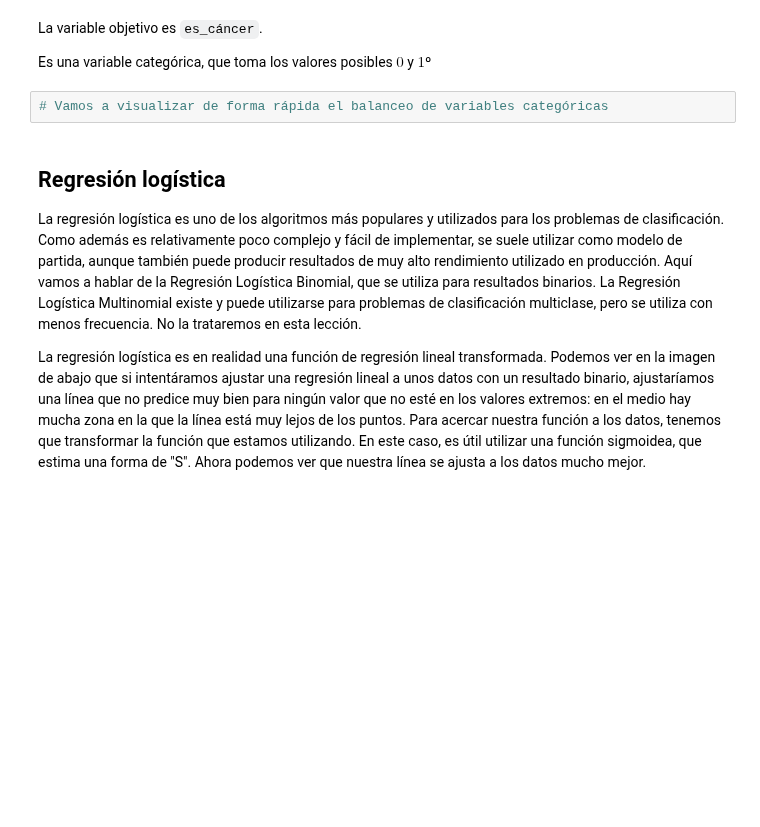
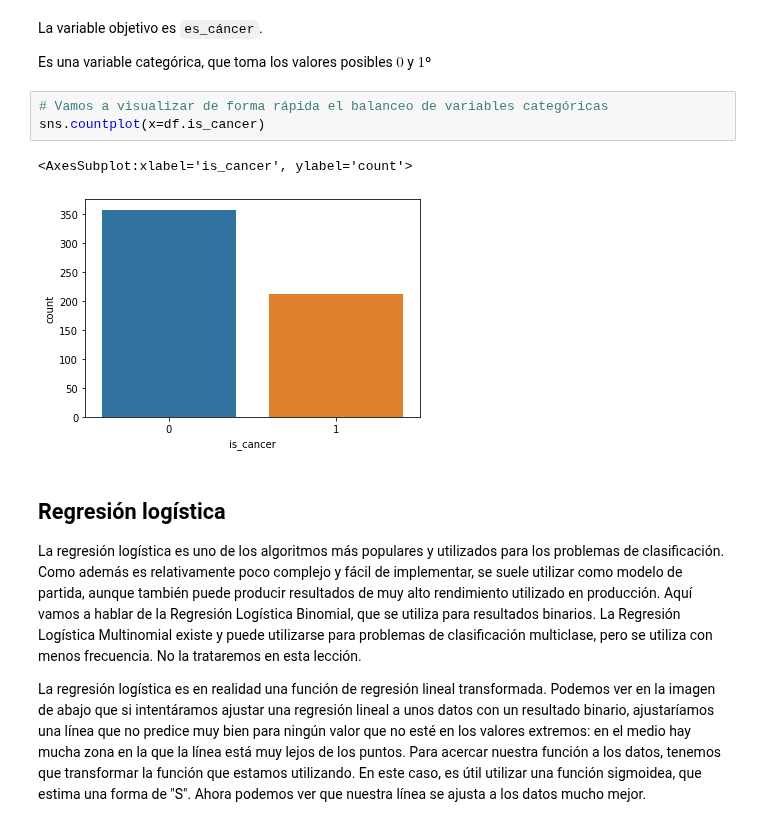
Before and after one commit to Ironhack-Data-Madrid-Febrero-2021/Classroom-Materials, a Jupyter notebook: module-3/03-clasificación.ipynb, the cells around one changed output. Drawn from its saved outputs; the diff is of its cells as text; blank space fills up the shorter version.

```diff
--- a/module-3/03-clasificación.ipynb
+++ b/module-3/03-clasificación.ipynb
@@ -42,6 +70,10 @@ La variable objetivo es `es_cáncer`.
 Es una variable categórica, que toma los valores posibles $0$ y $1$º
 # %%
 # Vamos a visualizar de forma rápida el balanceo de variables categóricas
+sns.countplot(x=df.is_cancer)
+# %% [output]
+<AxesSubplot:xlabel='is_cancer', ylabel='count'>
+[figure, added]
 # %% [markdown]
 ## Regresión logística
 La regresión logística es uno de los algoritmos más populares y utilizados para los problemas de clasificación. Como además es relativamente poco complejo y fácil de implementar, se suele utilizar como modelo de partida, aunque también puede producir resultados de muy alto rendimiento utilizado en producción. Aquí vamos a hablar de la Regresión Logística Binomial, que se utiliza para resultados binarios. La Regresión Logística Multinomial existe y puede utilizarse para problemas de clasificación multiclase, pero se utiliza con menos frecuencia. No la trataremos en esta lección.
```
Also changed, not shown: parts of 36 cells of this notebook.
